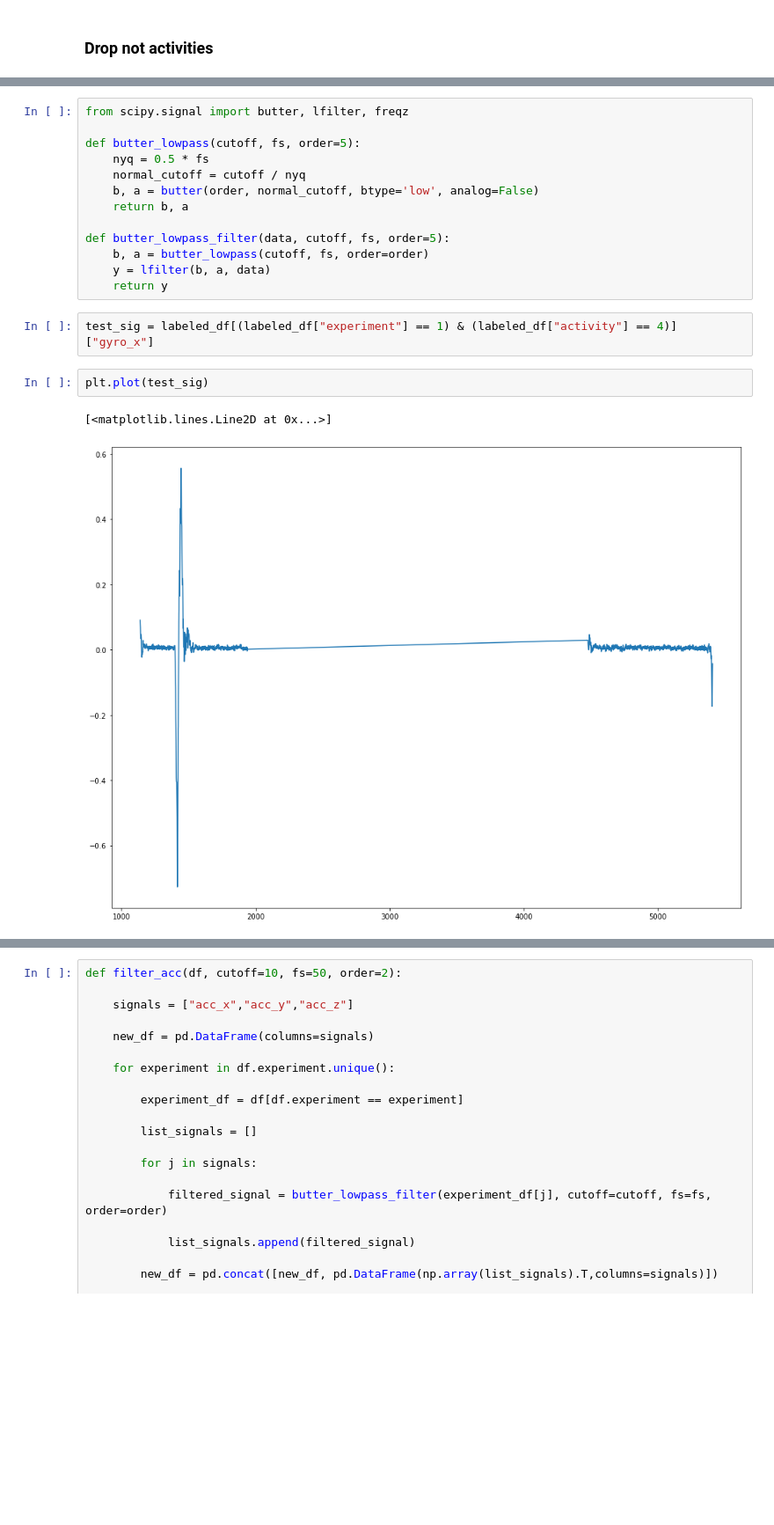
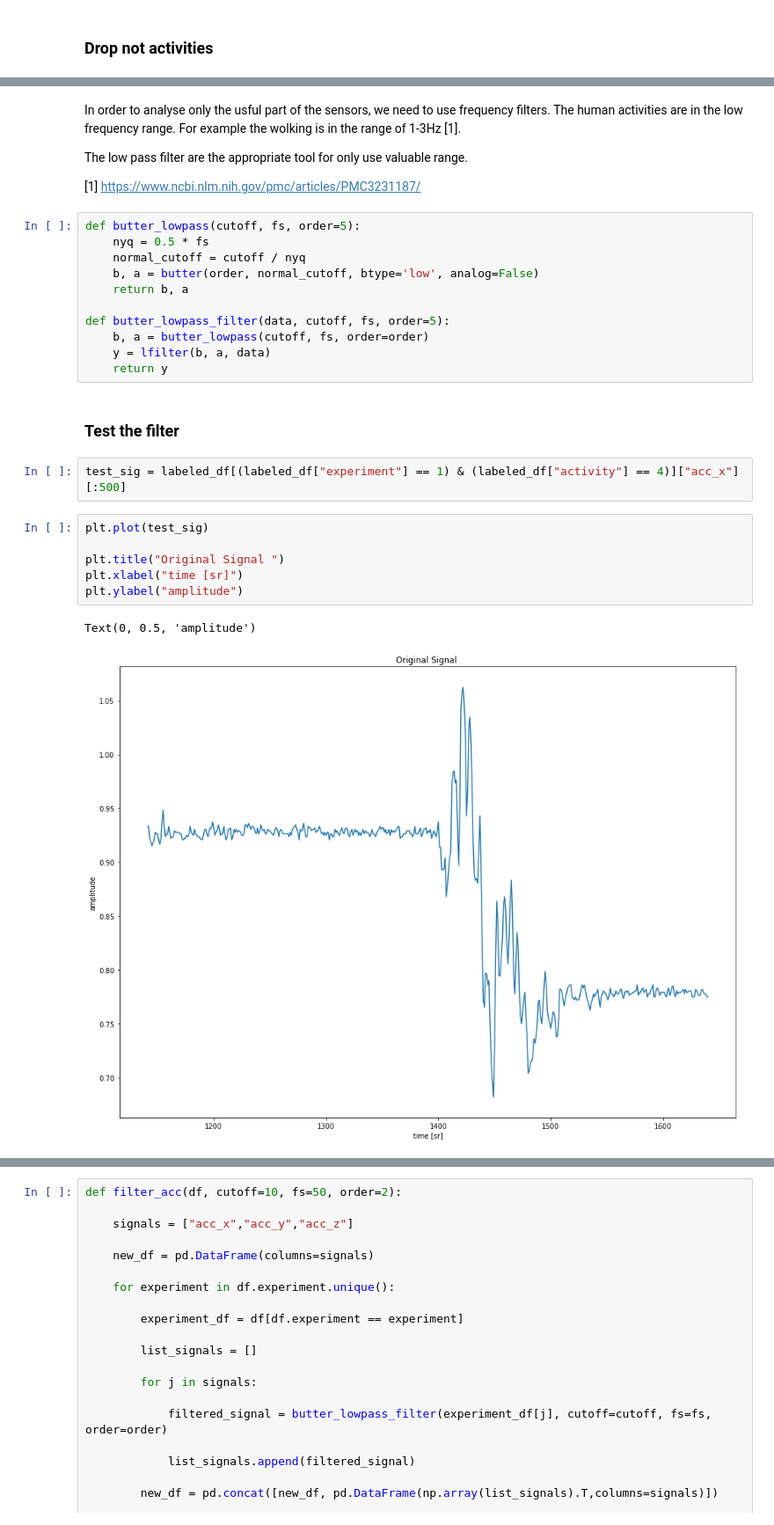
Before and after one commit to meszdav/human-activity-recognition, a Jupyter notebook: notebooks/human-activity-recognition-data-exploration.ipynb, the cells around one changed output, grey strips where cells are left out. Shown at 88% size. Cells and saved outputs as stored; diff of their text form; blank space fills up the shorter version.

```diff
--- a/notebooks/human-activity-recognition-data-exploration.ipynb
+++ b/notebooks/human-activity-recognition-data-exploration.ipynb
@@ -143,6 +118,10 @@ labeled_df.head()
+# %% [markdown]
+In order to analyse only the usful part of the sensors, we need to use frequency filters. The human activities are in the low frequency range. For example the wolking is in the range of 1-3Hz [1].
+
+The low pass filter are the appropriate tool for only use valuable range.
+
+[1] https://www.ncbi.nlm.nih.gov/pmc/articles/PMC3231187/
 # %%
-from scipy.signal import butter, lfilter, freqz
-
 def butter_lowpass(cutoff, fs, order=5):
     nyq = 0.5 * fs
     normal_cutoff = cutoff / nyq
@@ -153,11 +132,17 @@ def butter_lowpass_filter(data, cutoff, fs, order=5):
     b, a = butter_lowpass(cutoff, fs, order=order)
     y = lfilter(b, a, data)
     return y
+# %% [markdown]
+###  Test the filter
 # %%
-test_sig = labeled_df[(labeled_df["experiment"] == 1) & (labeled_df["activity"] == 4)]["gyro_x"]
+test_sig = labeled_df[(labeled_df["experiment"] == 1) & (labeled_df["activity"] == 4)]["acc_x"][:500]
-# %%
-plt.plot(test_sig)
-# %% [output]
-[<matplotlib.lines.Line2D at 0x...>]
-[figure, removed]
+# %%
+plt.plot(test_sig)
+
+plt.title("Original Signal ")
+plt.xlabel("time [sr]")
+plt.ylabel("amplitude")
+# %% [output]
+Text(0, 0.5, 'amplitude')
+[figure, added]
 # %%
```
Also changed, not shown: parts of 34 cells of this notebook.
